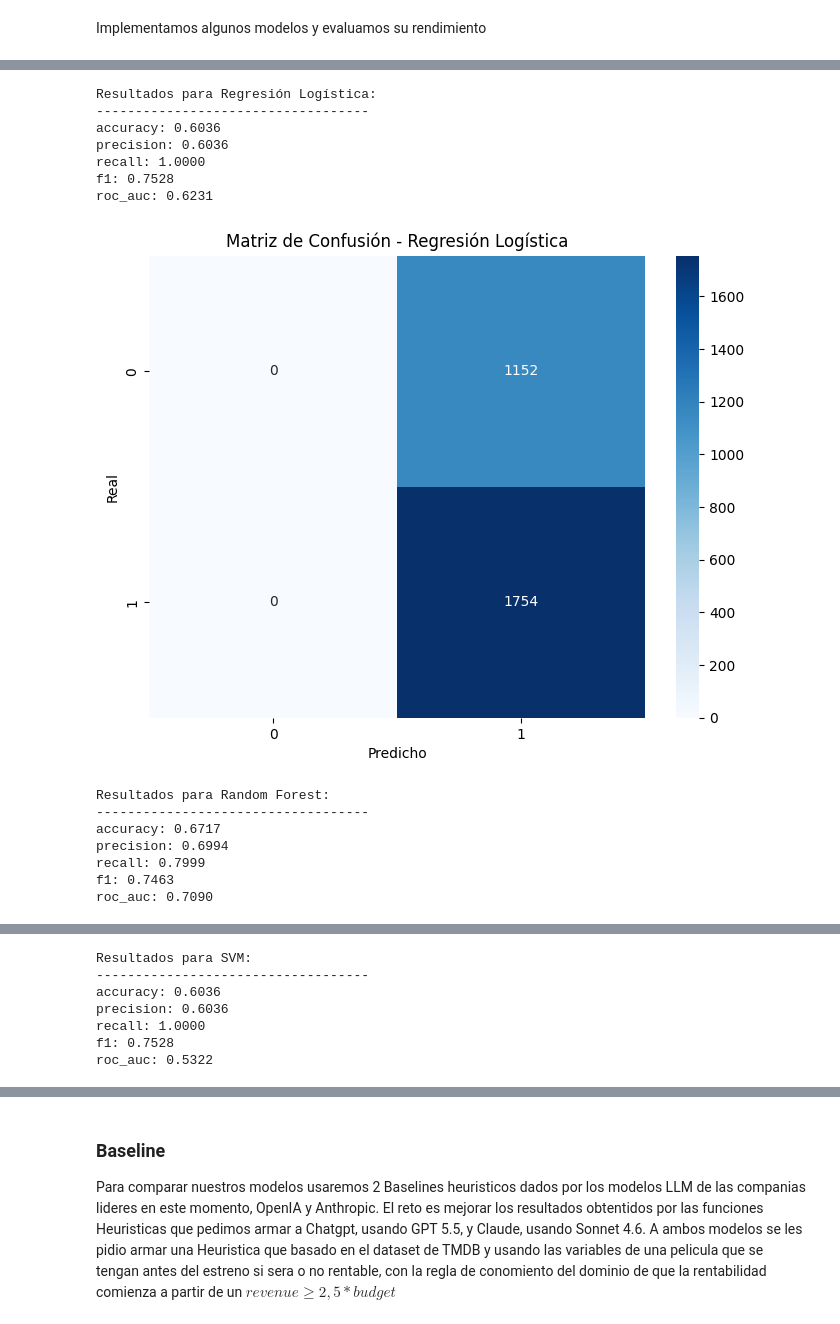
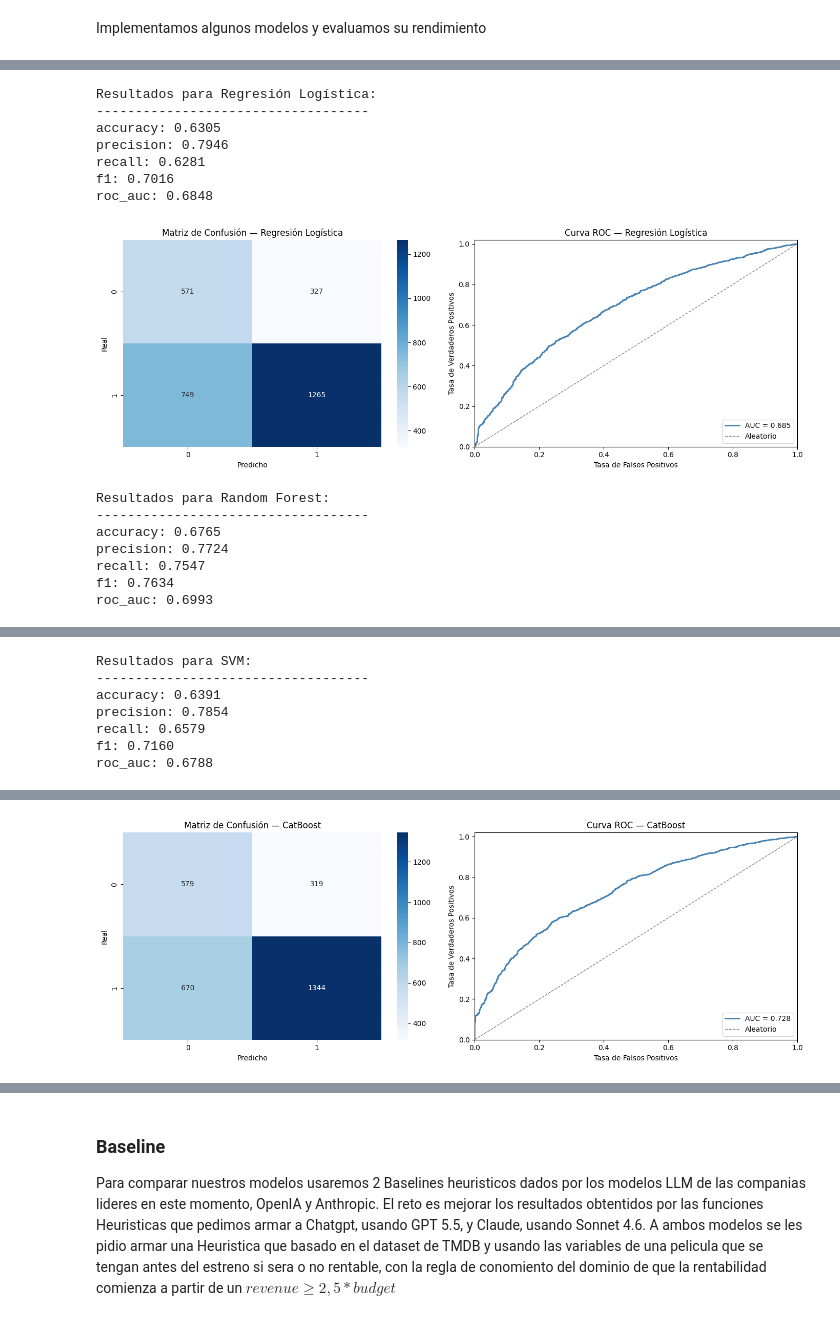
Before and after one commit to natonnelier/prediction_movies_imdb, a Jupyter notebook: prediction_movies_imdb_modificado.ipynb, the cells around one changed output, grey strips where cells are left out. Drawn from its saved outputs; the diff is of its cells as text; code cells hidden in the pictures.

```diff
--- a/prediction_movies_imdb_modificado.ipynb
+++ b/prediction_movies_imdb_modificado.ipynb
@@ -444,20 +449,26 @@ from sklearn.preprocessing import MultiLabelBinarizer
 TOP_LANGUAGES = 10
 TOP_COUNTRIES = 10
 TOP_COMPANIES = 15
-TOP_KEYWORDS = 20
+TOP_KEYWORDS  = 20
 
 df_feat = df_model[['budget', 'runtime', 'original_language',
                      'genres', 'production_countries', 'production_companies',
                      'profitable', 'keywords', 'release_date']].copy()
 
-# 1. original_language: top-N + "other", luego one-hot
+# Count feature — computed before top-N filtering
+df_feat['n_genres'] = df_feat['genres'].apply(len)
+
+# 1. budget_log: log1p transform
+df_feat['budget_log'] = np.log1p(df_feat['budget'])
+
+# 2. original_language: top-N + "other" → one-hot
 top_langs = df_feat['original_language'].value_counts().head(TOP_LANGUAGES).index
 df_feat['original_language'] = df_feat['original_language'].where(
     df_feat['original_language'].isin(top_langs), other='other'
 )
 lang_dummies = pd.get_dummies(df_feat['original_language'], prefix='lang')
 
-# 2. genres: multi-hot encoding
+# 3. genres: multi-hot encoding
 mlb_genres = MultiLabelBinarizer()
 genres_enc = pd.DataFrame(
     mlb_genres.fit_transform(df_feat['genres']),
@@ -465,7 +476,7 @@ genres_enc = pd.DataFrame(
     index=df_feat.index
 )
 
-# 3. production_countries: multi-hot encoding top-N
+# 4. production_countries: multi-hot encoding top-N
 top_countries = (
     df_feat.explode('production_countries')['production_countries']
     .value_counts().head(TOP_COUNTRIES).index
@@ -480,7 +491,7 @@ countries_enc = pd.DataFrame(
     index=df_feat.index
 )
 
-# 4. production_companies: multi-hot encoding top-N
+# 5. production_companies: multi-hot encoding top-N
 top_companies = (
     df_feat.explode('production_companies')['production_companies']
     .value_counts().head(TOP_COMPANIES).index
@@ -495,7 +506,7 @@ companies_enc = pd.DataFrame(
     index=df_feat.index
 )
 
-# 5. keywords: multi-hot encoding top-N
+# 6. keywords: multi-hot encoding top-N
 top_keywords = (
     df_feat.explode('keywords')['keywords']
     .value_counts().head(TOP_KEYWORDS).index
@@ -510,13 +521,13 @@ keywords_enc = pd.DataFrame(
     index=df_feat.index
 )
 
-# 6. release_month: one-hot encoding
+# 7. release_month: one-hot encoding
 df_feat['release_month'] = pd.to_datetime(df_feat['release_date']).dt.month.astype('Int64')
 month_dummies = pd.get_dummies(df_feat['release_month'], prefix='month', dtype=int)
 
-# 7. Ensamblar X e y
+# 8. Ensamblar X e y
 X = pd.concat([
-    df_feat[['budget', 'runtime']],
+    df_feat[['budget_log', 'runtime', 'n_genres']],
     lang_dummies,
     genres_enc,
     countries_enc,
@@ -652,32 +685,39 @@ Para predecir la rentabilidad, se implementó un enfoque comparativo mediante di
 # %%
-# Definición de modelos
+# LR and SVM need StandardScaler (sensitive to feature magnitude).
+# class_weight='balanced' guards against the class imbalance.
 models = {
-    'Regresión Logística': LogisticRegression(random_state=42),
-    'Random Forest': RandomForestClassifier(random_state=42),
-    'SVM': SVC(probability=True, random_state=42),
-    'LightGBM': LGBMClassifier(random_state=42)
+    'Regresión Logística': Pipeline([
+        ('scaler', StandardScaler()),
+        ('clf', LogisticRegression(class_weight='balanced', max_iter=1000, random_state=42)),
+    ]),
+    'Random Forest': RandomForestClassifier(class_weight='balanced', random_state=42),
+    'SVM': Pipeline([
+        ('scaler', StandardScaler()),
+        ('clf', SVC(probability=True, class_weight='balanced', random_state=42)),
+    ]),
+    'LightGBM': LGBMClassifier(class_weight='balanced', random_state=42, verbose=-1),
+    'CatBoost': CatBoostClassifier(auto_class_weights='Balanced', random_state=42, verbose=0),
 }
 
-# Entrenamiento y evaluación de cada modelo
 results = {}
 for name, model in models.items():
     results[name] = train_evaluate_model(
         model, X_train, X_test,
         y_train, y_test, name
     )
 # %% [output]
 Resultados para Regresión Logística:
 -----------------------------------
-accuracy: 0.6036
-precision: 0.6036
-recall: 1.0000
-f1: 0.7528
-roc_auc: 0.6231
+accuracy: 0.6305
+precision: 0.7946
+recall: 0.6281
+f1: 0.7016
+roc_auc: 0.6848
-[figure, old version]
+[figure, new version]
 Resultados para Random Forest:
 -----------------------------------
-accuracy: 0.6717
-precision: 0.6994
-recall: 0.7999
-f1: 0.7463
-roc_auc: 0.7090
+accuracy: 0.6765
+precision: 0.7724
+recall: 0.7547
+f1: 0.7634
+roc_auc: 0.6993
@@ -685,7 +725,7 @@ roc_auc: 0.7090
 Resultados para SVM:
 -----------------------------------
-accuracy: 0.6036
-precision: 0.6036
-recall: 1.0000
-f1: 0.7528
-roc_auc: 0.5322
+accuracy: 0.6391
+precision: 0.7854
+recall: 0.6579
+f1: 0.7160
+roc_auc: 0.6788
@@ -711,3 +748,4 @@ roc_auc: 0.7161
+[figure, added]
 # %%
 # Crear tabla comparativa final
 results_df = pd.DataFrame(results).T
```
Also changed, not shown: parts of 32 cells of this notebook.
